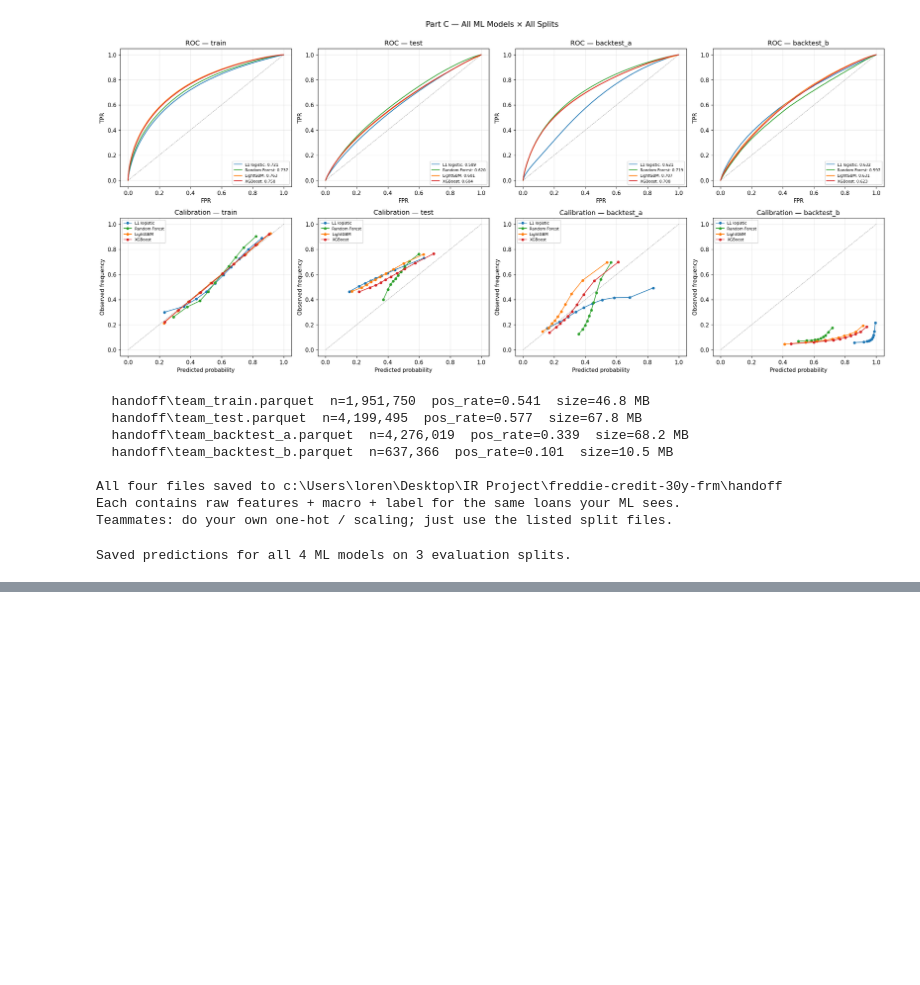
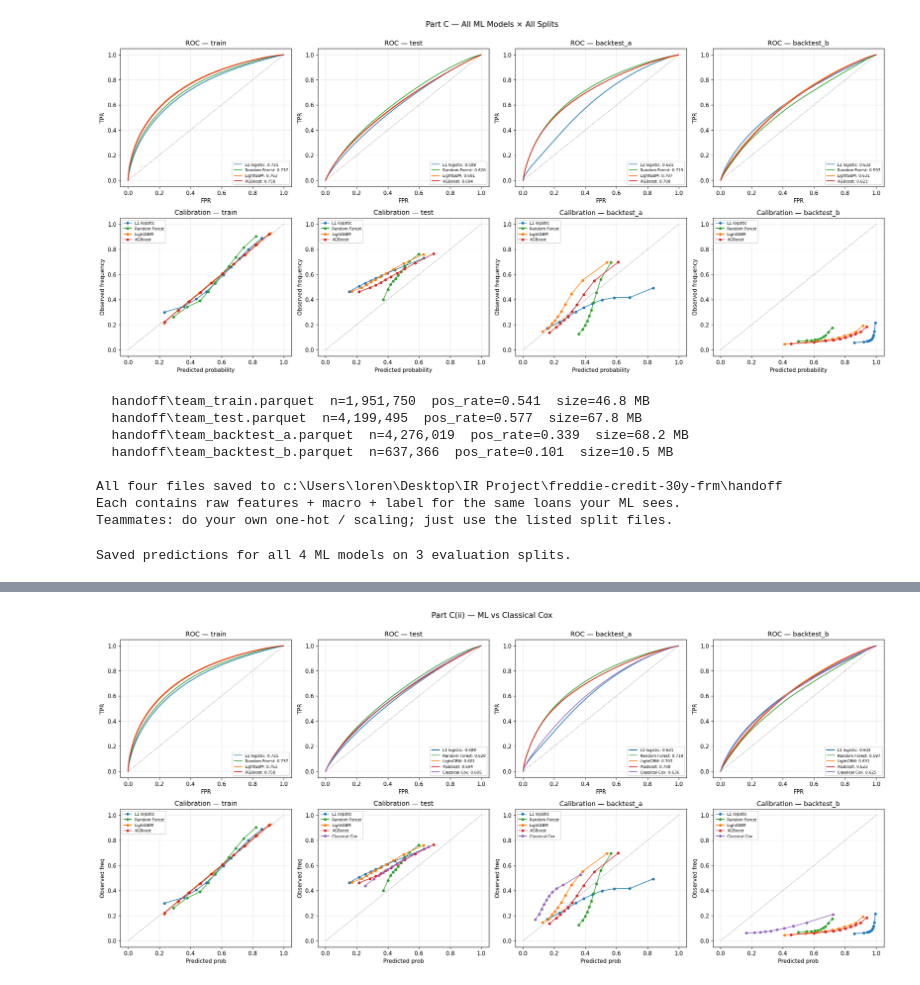
Before and after one commit to M1keLawrence/freddie-credit-30y-frm, a Jupyter notebook: notebooks/PartC.ipynb, the cells around one changed output, grey strips where cells are left out. Cells and saved outputs as stored; diff of their text form; code cells hidden in the pictures; blank space fills up the shorter version.

Commit message:
Part C: report figures

```diff
--- a/notebooks/PartC.ipynb
+++ b/notebooks/PartC.ipynb
@@ -819,0 +919,55 @@ Saved predictions for all 4 ML models on 3 evaluation splits.
+# %%
+# Cell 27 — Comparison plot, with Cox aligned correctly
+
+fig, axes = plt.subplots(2, 4, figsize=(20, 9))
+
+ml_split_iter = [("train", y_tr), ("test", y_te),
+                 ("backtest_a", y_a), ("backtest_b", y_b)]
+ML_MODELS = ["L1 logistic", "Random Forest", "LightGBM", "XGBoost"]
+colors = {"L1 logistic": "tab:blue", "Random Forest": "tab:green",
+          "LightGBM": "tab:orange", "XGBoost": "tab:red",
+          "Classical Cox": "tab:purple"}
+
+def yp_for(model, split_name, y_default):
+    """Return (y, p) for any model on any split, or None if not available."""
+    if model == "Classical Cox":
+        return cox_aligned.get(split_name)  # tuple (y, p) or None
+    p = model_preds.get(model, {}).get(split_name)
+    if p is None:
+        return None
+    return y_default, p
+
+# Top row: ROC
+for ax, (split_name, y) in zip(axes[0], ml_split_iter):
+    for m in ML_MODELS + ["Classical Cox"]:
+        pair = yp_for(m, split_name, y)
+        if pair is None: continue
+        yu, pu = pair
+        fpr, tpr, _ = roc_curve(yu, pu)
+        ax.plot(fpr, tpr, lw=1.4, color=colors[m],
+                label=f"{m}: {roc_auc_score(yu, pu):.3f}")
+    ax.plot([0,1],[0,1], "k--", lw=0.7, alpha=0.4)
+    ax.set_xlabel("FPR"); ax.set_ylabel("TPR")
+    ax.set_title(f"ROC — {split_name}")
+    ax.legend(fontsize=7, loc="lower right"); ax.grid(alpha=0.3)
+
+# Bottom row: Calibration
+for ax, (split_name, y) in zip(axes[1], ml_split_iter):
+    for m in ML_MODELS + ["Classical Cox"]:
+        pair = yp_for(m, split_name, y)
+        if pair is None: continue
+        yu, pu = pair
+        obs, pred = calibration_curve(yu, pu, n_bins=10, strategy="quantile")
+        ax.plot(pred, obs, marker="o", markersize=4, lw=1.2,
+                color=colors[m], label=m)
+    ax.plot([0,1],[0,1], "k--", lw=0.7, alpha=0.4)
+    ax.set_xlabel("Predicted prob"); ax.set_ylabel("Observed freq")
+    ax.set_title(f"Calibration — {split_name}")
+    ax.legend(fontsize=7, loc="upper left"); ax.grid(alpha=0.3)
+
+fig.suptitle("Part C(ii) — ML vs Classical Cox", y=1.00, fontsize=14)
+fig.tight_layout()
+fig.savefig(FIGURES_DIR / "partC_ml_vs_cox.png")
+plt.show(); plt.close(fig)
+# %% [output]
+[figure, added]
```
Also changed, not shown: parts of 7 cells of this notebook, 2 other files.
